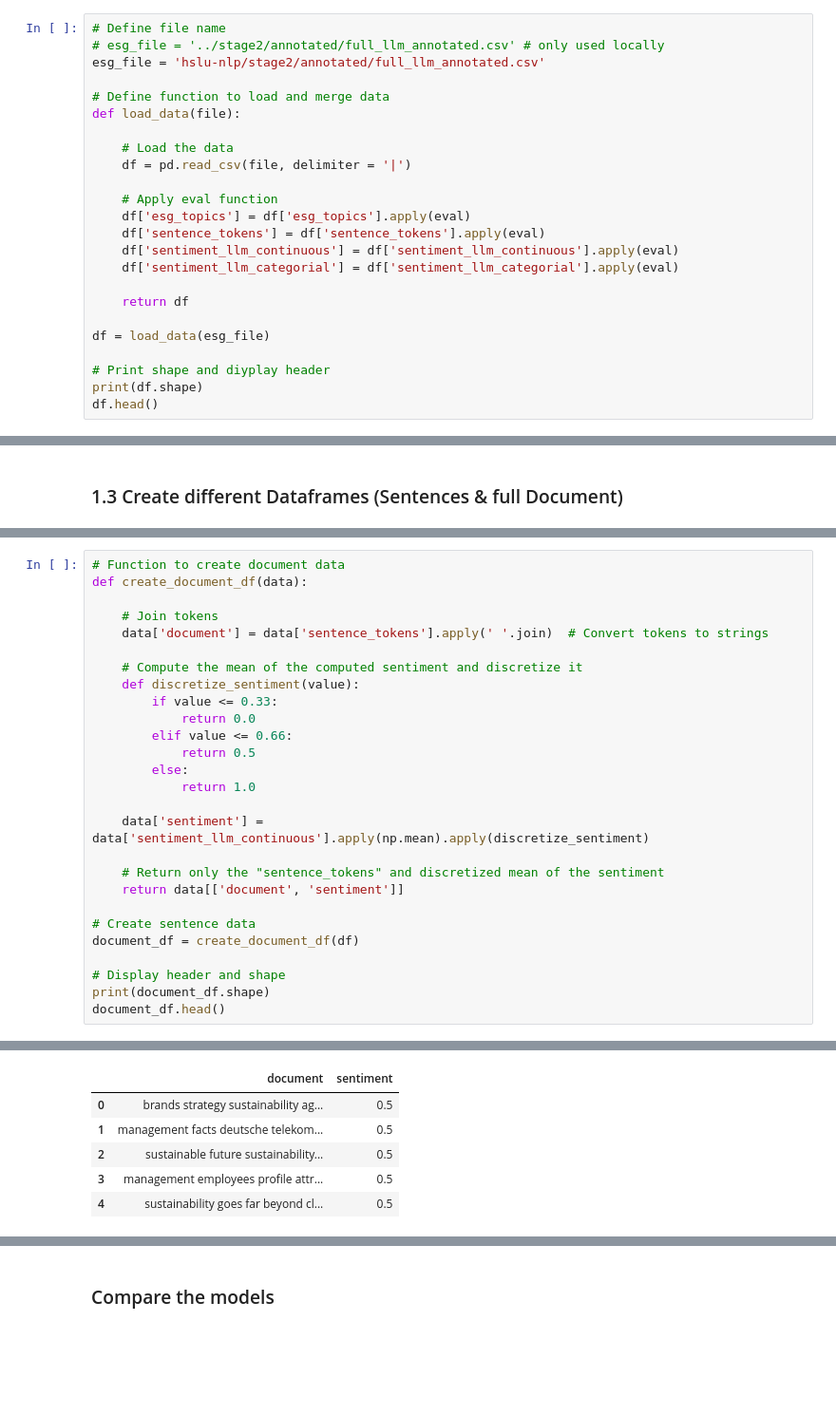
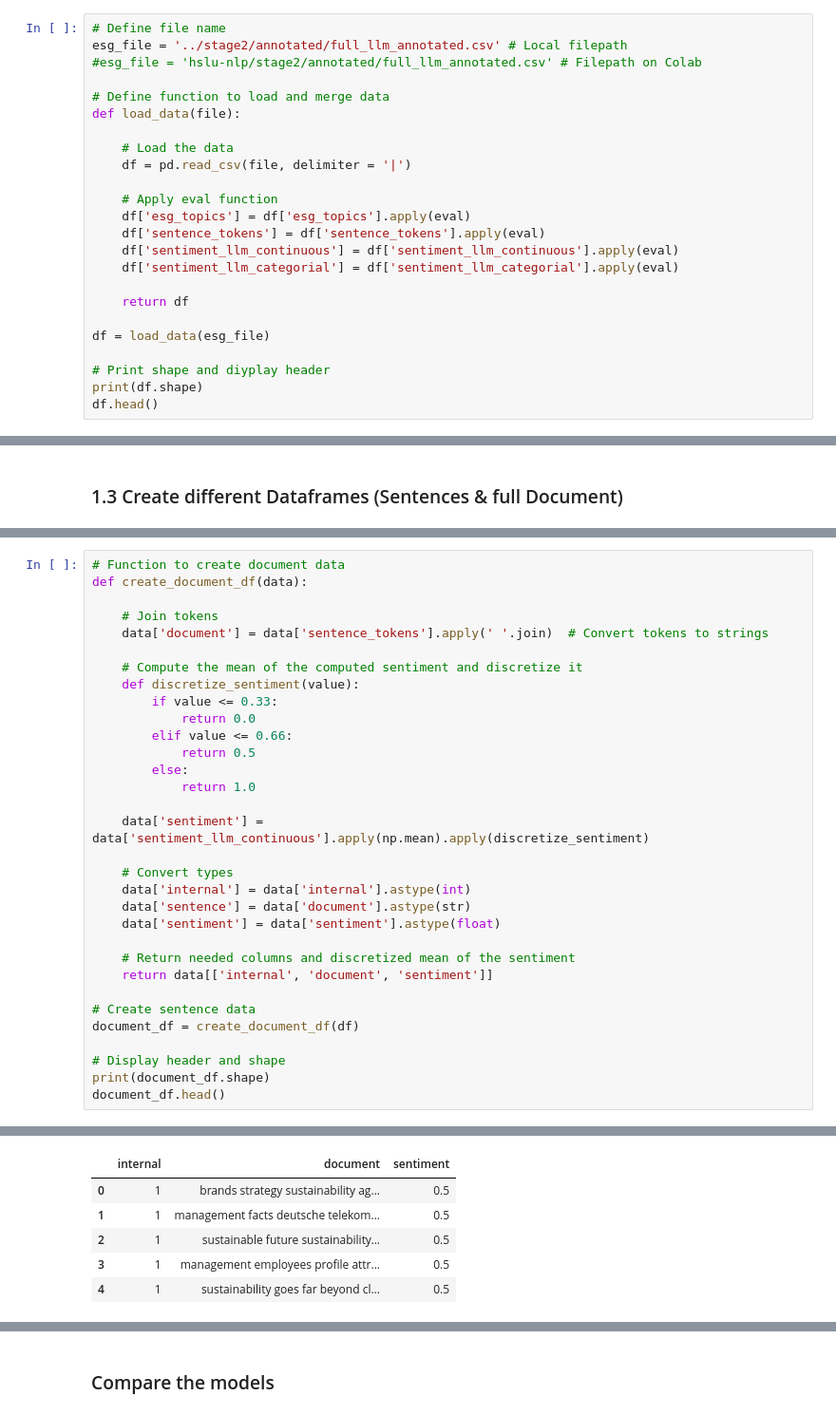
Before and after one commit to syX113/hslu-nlp, a Jupyter notebook: stage3/03-train-classifier.ipynb, the cells around one changed output, grey strips where cells are left out. Shown at 95% size. Drawn from its saved outputs; the diff is of its cells as text; blank space fills up the shorter version.

```diff
--- a/stage3/03-train-classifier.ipynb
+++ b/stage3/03-train-classifier.ipynb
@@ -73,8 +78,8 @@ warnings.filterwarnings("ignore")
 The final dataframe from stage one is loaded. These data are the basis for stage two.
 # %%
 # Define file name
-# esg_file = '../stage2/annotated/full_llm_annotated.csv' # only used locally
-esg_file = 'hslu-nlp/stage2/annotated/full_llm_annotated.csv'
+esg_file = '../stage2/annotated/full_llm_annotated.csv' # Local filepath
+#esg_file = 'hslu-nlp/stage2/annotated/full_llm_annotated.csv' # Filepath on Colab
 
 # Define function to load and merge data
 def load_data(file):
@@ -183,8 +162,13 @@ def create_document_df(data):
 
     data['sentiment'] = data['sentiment_llm_continuous'].apply(np.mean).apply(discretize_sentiment)
 
-    # Return only the "sentence_tokens" and discretized mean of the sentiment
-    return data[['document', 'sentiment']]
+    # Convert types
+    data['internal'] = data['internal'].astype(int)
+    data['sentence'] = data['document'].astype(str)
+    data['sentiment'] = data['sentiment'].astype(float)
+
+    # Return needed columns and discretized mean of the sentiment
+    return data[['internal', 'document', 'sentiment']]
 
 # Create sentence data
 document_df = create_document_df(df)
@@ -197,6 +181,6 @@ document_df.head()
-|  | document | sentiment |
-| 0 | brands strategy sustainability ag... | 0.5 |
-| 1 | management facts deutsche telekom... | 0.5 |
-| 2 | sustainable future sustainability... | 0.5 |
-| 3 | management employees profile attr... | 0.5 |
-| 4 | sustainability goes far beyond cl... | 0.5 |
+|  | internal | document | sentiment |
+| 0 | 1 | brands strategy sustainability ag... | 0.5 |
+| 1 | 1 | management facts deutsche telekom... | 0.5 |
+| 2 | 1 | sustainable future sustainability... | 0.5 |
+| 3 | 1 | management employees profile attr... | 0.5 |
+| 4 | 1 | sustainability goes far beyond cl... | 0.5 |
```
Also changed, not shown: parts of 46 cells of this notebook, 4 other files.
